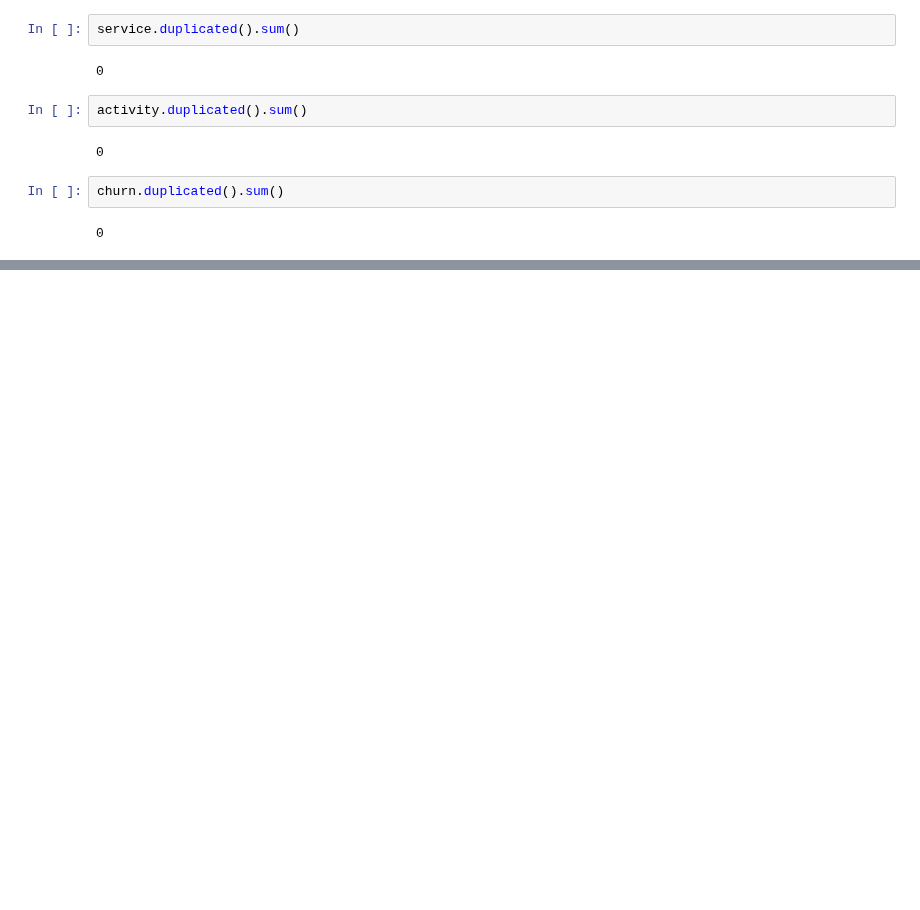
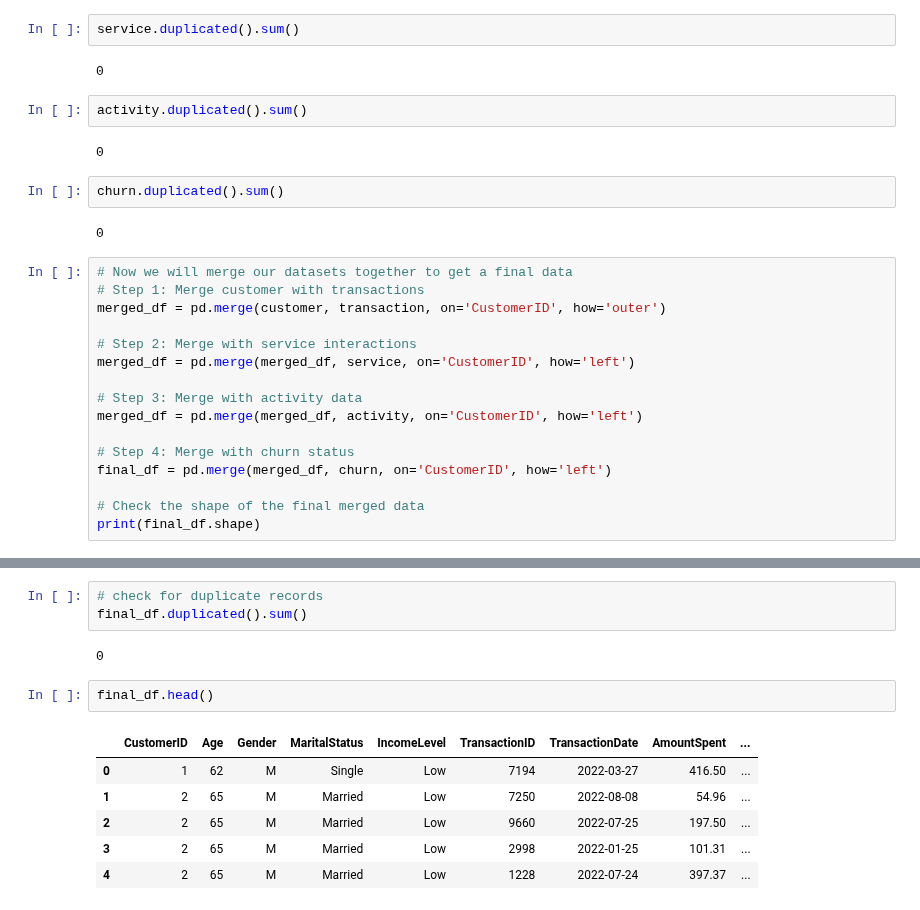
Before and after one commit to Akshay-Paunikar/Forage_Virtual_Internship_Program, a Jupyter notebook: LLYODS_BANKING_GROUP/01_Task_1_Data_gathering_and_exploratory_analysis/Task_1_Data_gathering_and_exploratory_analysis.ipynb, the cells around one changed output, grey strips where cells are left out. Drawn from its saved outputs; the diff is of its cells as text; blank space fills up the shorter version.

Commit message:
LLOYDS - Task 1 - all the datasets merged into one

```diff
--- a/LLYODS_BANKING_GROUP/01_Task_1_Data_gathering_and_exploratory_analysis/Task_1_Data_gathering_and_exploratory_analysis.ipynb
+++ b/LLYODS_BANKING_GROUP/01_Task_1_Data_gathering_and_exploratory_analysis/Task_1_Data_gathering_and_exploratory_analysis.ipynb
@@ -497,3 +497,19 @@ activity.duplicated().sum()
 churn.duplicated().sum()
 # %% [output]
 0
+# %%
+# Now we will merge our datasets together to get a final data
+# Step 1: Merge customer with transactions
+merged_df = pd.merge(customer, transaction, on='CustomerID', how='outer')
+
+# Step 2: Merge with service interactions
+merged_df = pd.merge(merged_df, service, on='CustomerID', how='left')
+
+# Step 3: Merge with activity data
+merged_df = pd.merge(merged_df, activity, on='CustomerID', how='left')
+
+# Step 4: Merge with churn status
+final_df = pd.merge(merged_df, churn, on='CustomerID', how='left')
+
+# Check the shape of the final merged data
+print(final_df.shape)
@@ -499,0 +540,14 @@ churn.duplicated().sum()
+# %%
+# check for duplicate records
+final_df.duplicated().sum()
+# %% [output]
+0
+# %%
+final_df.head()
+# %% [output]
+|  | CustomerID | Age | Gender | MaritalStatus | IncomeLevel | TransactionID | TransactionDate | AmountSpent | ... |
+| 0 | 1 | 62 | M | Single | Low | 7194 | 2022-03-27 | 416.50 | ... |
+| 1 | 2 | 65 | M | Married | Low | 7250 | 2022-08-08 | 54.96 | ... |
+| 2 | 2 | 65 | M | Married | Low | 9660 | 2022-07-25 | 197.50 | ... |
+| 3 | 2 | 65 | M | Married | Low | 2998 | 2022-01-25 | 101.31 | ... |
+| 4 | 2 | 65 | M | Married | Low | 1228 | 2022-07-24 | 397.37 | ... |
```
Also changed, not shown: parts of 2 cells of this notebook.
